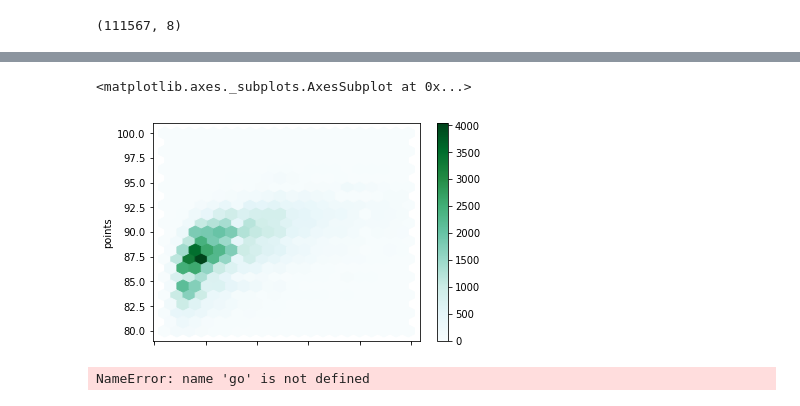
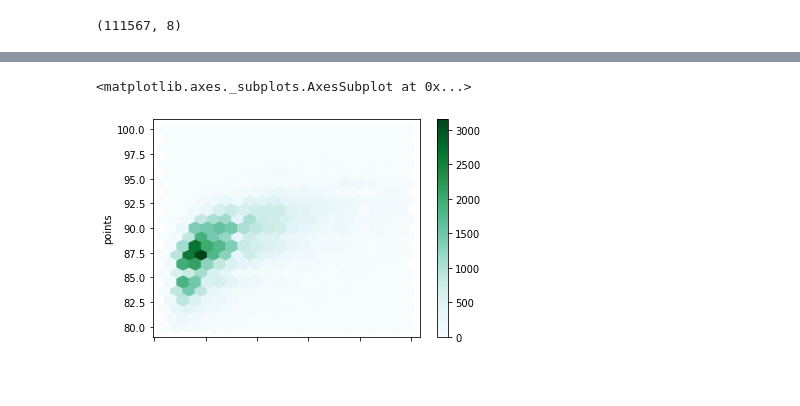
Before and after one commit to Adamantia/WiMLDS-Workshop-Natural-Language-Processing, a Jupyter notebook: WiMLDS Amsterdam - NLP Workshop 7.11.2019.ipynb, the cells around one changed output, grey strips where cells are left out. Cells and saved outputs as stored; diff of their text form; code cells hidden in the pictures; blank space fills up the shorter version.

```diff
--- a/WiMLDS Amsterdam - NLP Workshop 7.11.2019.ipynb
+++ b/WiMLDS Amsterdam - NLP Workshop 7.11.2019.ipynb
@@ -51,3 +51,3 @@ reviews.head()
 # %%
 #drop duplicate description
-wine_df = reviews.drop_duplicates('description')
+wine_df = wine_df.drop_duplicates('description')
@@ -54,6 +58,6 @@ wine_df = reviews.drop_duplicates('description')
 # %%
-#drop rows with NaN price value
-wine_df = wine_df.dropna(subset=['price'])
+#drop rows with NaN price, points and description
+wine_df = wine_df.dropna(subset=['price', 'points', 'description'])
 wine_df.shape
 # %% [output]
 (111567, 8)
@@ -61,0 +104,6 @@ wine_df.shape
+# %%
+# how many varieties
+varieties = wine_df.variety.value_counts()
+varieties = varieties.to_frame('count').reset_index()
+varieties.columns = ['variety', 'reviews']
+varieties.shape
@@ -61,0 +133,4 @@ wine_df.shape
+# %%
+wines1 = wine_df.merge(varieties, on="variety", how='left')
+wines = wines1[wines1['reviews'] >= 185]
+wines.head(10)
@@ -104,18 +175,11 @@ wine_df[wine_df['points'] > 90]['points'].plot.hist(
 # %%
 # Hexplot
-reviews[reviews['price'] < 100].plot.hexbin(x='price', y='points', gridsize=20)
+import matplotlib.pyplot as plt
+import numpy as np
+import seaborn as sns
+from scipy.stats import kurtosis, skew
+from scipy import stats
+wines[wines['price'] < 100].plot.hexbin(x="price", y="points", gridsize=20)
 # %% [output]
 <matplotlib.axes._subplots.AxesSubplot at 0x...>
-[figure, old version]
+[figure, new version]
-# %%
-from plotly.offline import init_notebook_mode, iplot
-df = reviews['country'].replace("US", "United States").value_counts()
-
-iplot([go.Choropleth(
-    locationmode='country names',
-    locations=df.index.values,
-    text=df.index,
-    z=df.values
-)])
-# %% [output]
-NameError: name 'go' is not defined
```
Also changed, not shown: parts of 50 cells of this notebook.
